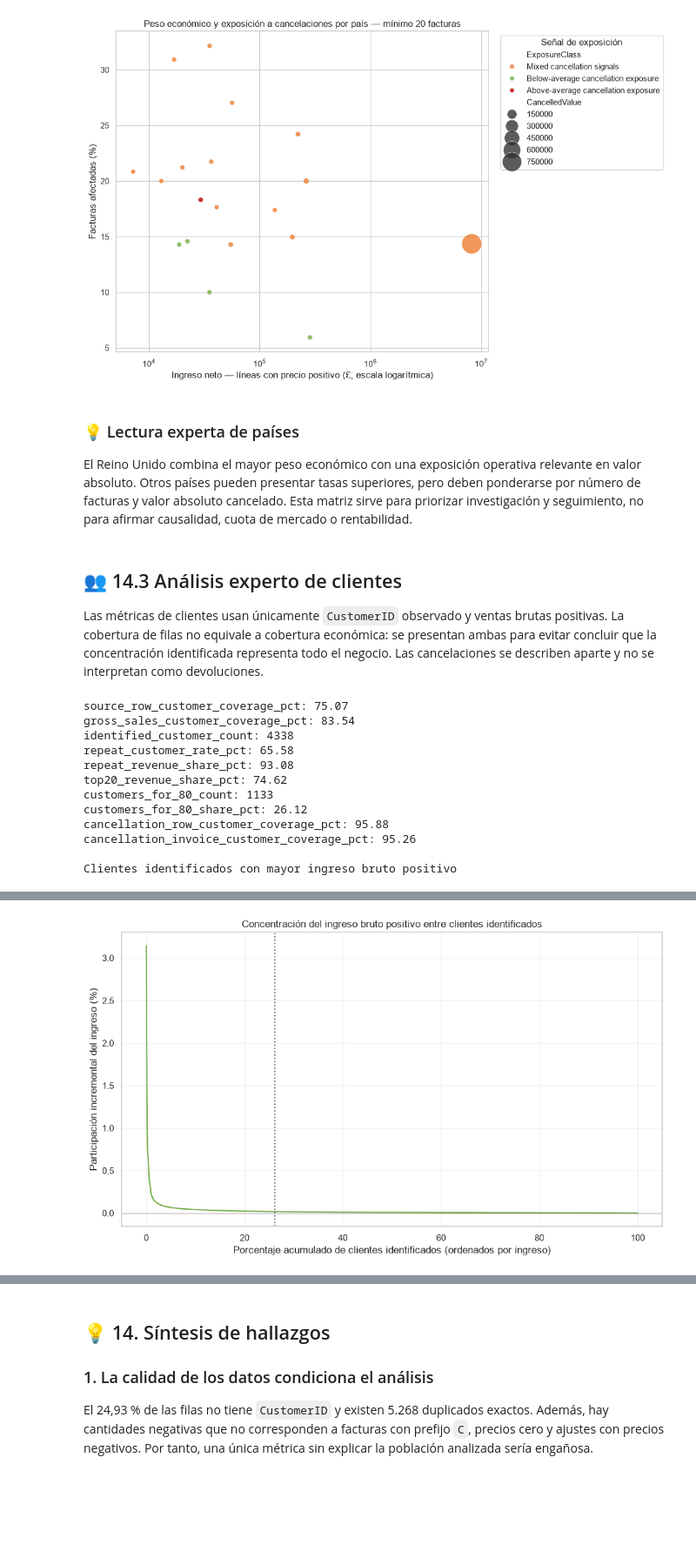
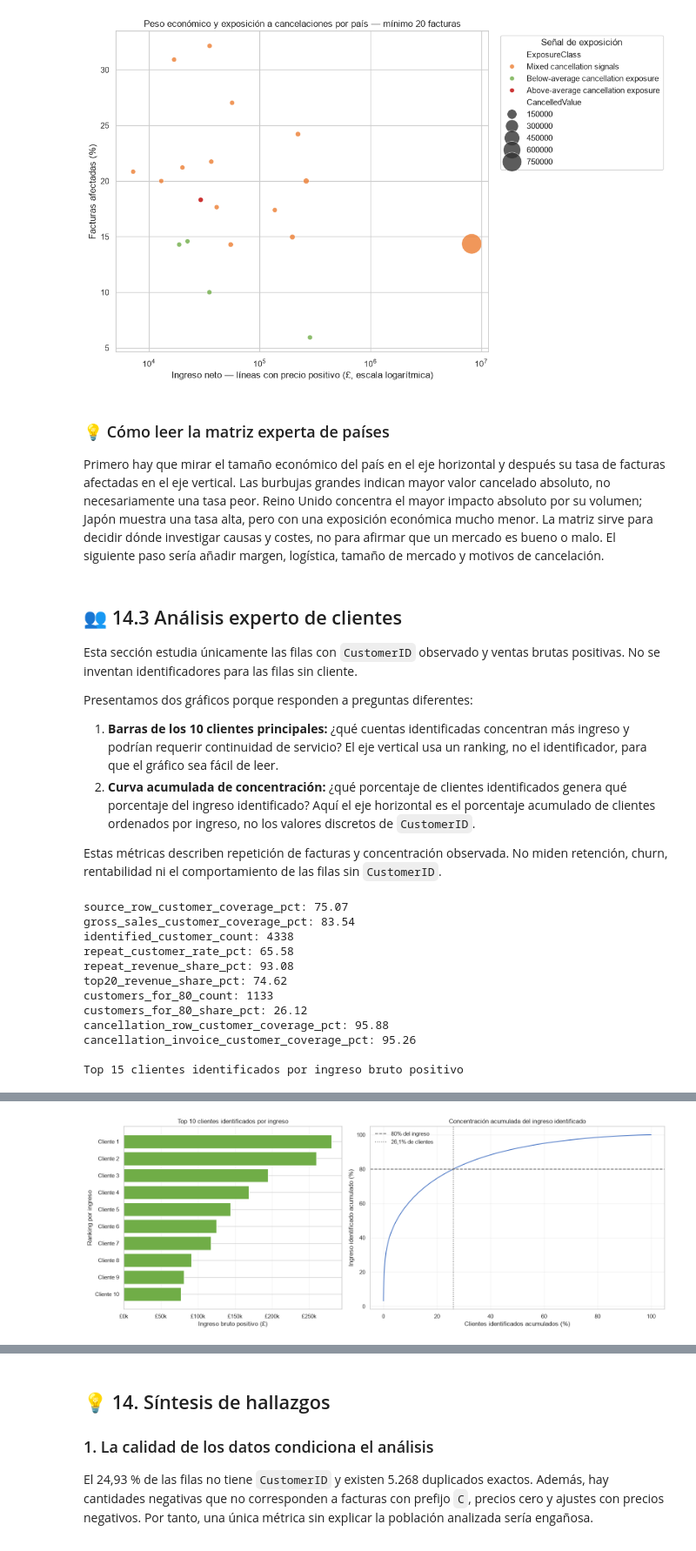
Before and after one commit to davidlafuentem/online-retail-eda, a Jupyter notebook: notebooks/01_online_retail_eda.ipynb, the cells around one changed output, grey strips where cells are left out. Shown at 87% size. Cells and saved outputs as stored; diff of their text form; code cells hidden in the pictures; blank space fills up the shorter version.

Commit message:
feat: clarify expert analysis and report visuals

```diff
--- a/notebooks/01_online_retail_eda.ipynb
+++ b/notebooks/01_online_retail_eda.ipynb
@@ -1073,13 +1083,20 @@ Mercados con mayor impacto absoluto de cancelaciones
 | 14 | Channel Islands | 33 | 7 | 364.15 | 21.21 | 1.78 | ... |
 [figure]
 # %% [markdown]
-### 💡 Lectura experta de países
+### 💡 Cómo leer la matriz experta de países
 
-El Reino Unido combina el mayor peso económico con una exposición operativa relevante en valor absoluto. Otros países pueden presentar tasas superiores, pero deben ponderarse por número de facturas y valor absoluto cancelado. Esta matriz sirve para priorizar investigación y seguimiento, no para afirmar causalidad, cuota de mercado o rentabilidad.
+Primero hay que mirar el tamaño económico del país en el eje horizontal y después su tasa de facturas afectadas en el eje vertical. Las burbujas grandes indican mayor valor cancelado absoluto, no necesariamente una tasa peor. Reino Unido concentra el mayor impacto absoluto por su volumen; Japón muestra una tasa alta, pero con una exposición económica mucho menor. La matriz sirve para decidir dónde investigar causas y costes, no para afirmar que un mercado es bueno o malo. El siguiente paso sería añadir margen, logística, tamaño de mercado y motivos de cancelación.
 # %% [markdown]
 ## 👥 14.3 Análisis experto de clientes
 
-Las métricas de clientes usan únicamente `CustomerID` observado y ventas brutas positivas. La cobertura de filas no equivale a cobertura económica: se presentan ambas para evitar concluir que la concentración identificada representa todo el negocio. Las cancelaciones se describen aparte y no se interpretan como devoluciones.
+Esta sección estudia únicamente las filas con `CustomerID` observado y ventas brutas positivas. No se inventan identificadores para las filas sin cliente.
+
+Presentamos dos gráficos porque responden a preguntas diferentes:
+
+1. **Barras de los 10 clientes principales:** ¿qué cuentas identificadas concentran más ingreso y podrían requerir continuidad de servicio? El eje vertical usa un ranking, no el identificador, para que el gráfico sea fácil de leer.
+2. **Curva acumulada de concentración:** ¿qué porcentaje de clientes identificados genera qué porcentaje del ingreso identificado? Aquí el eje horizontal es el porcentaje acumulado de clientes ordenados por ingreso, no los valores discretos de `CustomerID`.
+
+Estas métricas describen repetición de facturas y concentración observada. No miden retención, churn, rentabilidad ni el comportamiento de las filas sin `CustomerID`.
 # %%
 customer_expert = customer_performance(data)
 customer_expert_table = customer_expert["customers"]
@@ -1088,52 +1105,63 @@ customer_expert_metrics = customer_expert["metrics"]
 for label, value in customer_expert_metrics.items():
     print(f"{label}: {value:.2f}" if isinstance(value, float) else f"{label}: {value}")
 
-print("\nClientes identificados con mayor ingreso bruto positivo")
+print("\nTop 15 clientes identificados por ingreso bruto positivo")
 display(customer_expert_table.head(15))
 
-plt.figure(figsize=(10, 6))
-sns.lineplot(
-    data=customer_expert_table,
-    x="CustomerSharePct",
-    y="RevenueSharePct",
-    color="#70AD47",
-)
-plt.axvline(customer_expert_metrics["customers_for_80_share_pct"], linestyle=":", color="#666666")
-plt.axhline(0, color="#666666", linewidth=.5)
-plt.title("Concentración del ingreso bruto positivo entre clientes identificados")
-plt.xlabel("Porcentaje acumulado de clientes identificados (ordenados por ingreso)")
-plt.ylabel("Participación incremental del ingreso (%)")
-plt.grid(alpha=.25)
+top_customers = customer_expert_table.head(10).copy().sort_values("Revenue")
+top_customers["CustomerRank"] = range(len(top_customers), 0, -1)
+
+fig, axes = plt.subplots(1, 2, figsize=(16, 6), gridspec_kw={"width_ratios": [1, 1.35]})
+bar_labels = [f"Cliente {rank}" for rank in top_customers["CustomerRank"]]
+axes[0].barh(bar_labels, top_customers["Revenue"], color="#70AD47")
+axes[0].set_title("Top 10 clientes identificados por ingreso")
+axes[0].set_xlabel("Ingreso bruto positivo (£)")
+axes[0].set_ylabel("Ranking por ingreso")
+axes[0].xaxis.set_major_formatter(FuncFormatter(lambda value, _: f"£{value / 1000:.0f}k"))
+axes[0].grid(axis="x", alpha=.25)
+
+customer_sorted = customer_expert_table.sort_values("Revenue", ascending=False)
+customer_share = customer_sorted["CustomerSharePct"]
+cumulative_revenue = customer_sorted["CumulativeRevenuePct"]
+axes[1].plot(customer_share, cumulative_revenue, color="#4472C4")
+axes[1].axhline(80, linestyle="--", color="#666666", label="80% del ingreso")
+axes[1].axvline(customer_expert_metrics["customers_for_80_share_pct"], linestyle=":", color="#666666", label="26,1% de clientes")
+axes[1].set_title("Concentración acumulada del ingreso identificado")
+axes[1].set_xlabel("Clientes identificados acumulados (%)")
+axes[1].set_ylabel("Ingreso identificado acumulado (%)")
+axes[1].legend(frameon=False)
+axes[1].grid(alpha=.25)
+
 plt.tight_layout()
 plt.show()
 # %% [output]
 source_row_customer_coverage_pct: 75.07
 gross_sales_customer_coverage_pct: 83.54
 identified_customer_count: 4338
 repeat_customer_rate_pct: 65.58
 repeat_revenue_share_pct: 93.08
 top20_revenue_share_pct: 74.62
 customers_for_80_count: 1133
 customers_for_80_share_pct: 26.12
 cancellation_row_customer_coverage_pct: 95.88
 cancellation_invoice_customer_coverage_pct: 95.26
 
-Clientes identificados con mayor ingreso bruto positivo
+Top 15 clientes identificados por ingreso bruto positivo
 |  | CustomerID | Revenue | Invoices | Rows | RevenueSharePct | CumulativeRevenuePct | CustomerSharePct | ... |
 | 0 | 14,646.00 | 280,206.02 | 73 | 2076 | 3.14 | 3.14 | 0.02 | ... |
 | 1 | 18,102.00 | 259,657.30 | 60 | 431 | 2.91 | 6.06 | 0.05 | ... |
 | 2 | 17,450.00 | 194,550.79 | 46 | 337 | 2.18 | 8.24 | 0.07 | ... |
 | 3 | 16,446.00 | 168,472.50 | 2 | 3 | 1.89 | 10.13 | 0.09 | ... |
 | 4 | 14,911.00 | 143,825.06 | 201 | 5675 | 1.61 | 11.75 | 0.12 | ... |
 | 5 | 12,415.00 | 124,914.53 | 21 | 714 | 1.40 | 13.15 | 0.14 | ... |
 | 6 | 14,156.00 | 117,379.63 | 55 | 1400 | 1.32 | 14.46 | 0.16 | ... |
 | 7 | 17,511.00 | 91,062.38 | 31 | 963 | 1.02 | 15.49 | 0.18 | ... |
 | 8 | 16,029.00 | 81,024.84 | 63 | 242 | 0.91 | 16.40 | 0.21 | ... |
 | 9 | 12,346.00 | 77,183.60 | 1 | 1 | 0.87 | 17.26 | 0.23 | ... |
 | 10 | 16,684.00 | 66,653.56 | 28 | 277 | 0.75 | 18.01 | 0.25 | ... |
 | 11 | 14,096.00 | 65,164.79 | 17 | 5111 | 0.73 | 18.74 | 0.28 | ... |
 | 12 | 13,694.00 | 65,039.62 | 50 | 568 | 0.73 | 19.47 | 0.30 | ... |
 | 13 | 15,311.00 | 60,767.90 | 91 | 2379 | 0.68 | 20.15 | 0.32 | ... |
 | 14 | 13,089.00 | 58,825.83 | 97 | 1818 | 0.66 | 20.81 | 0.35 | ... |
-[figure, old version]
+[figure, new version]
 # %% [markdown]
```
Also changed, not shown: parts of 3 cells of this notebook, 3 other files.
